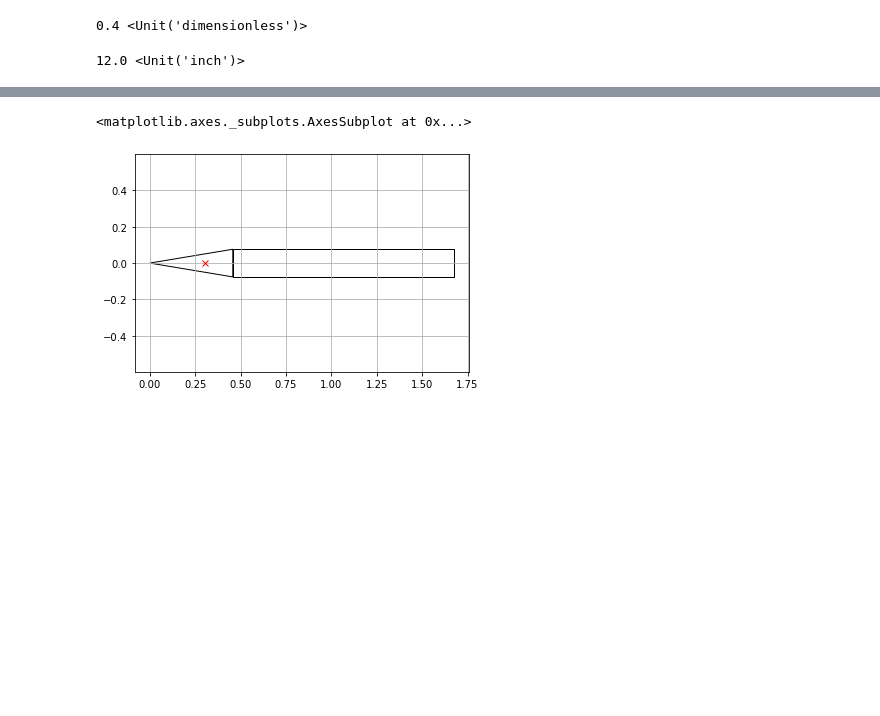
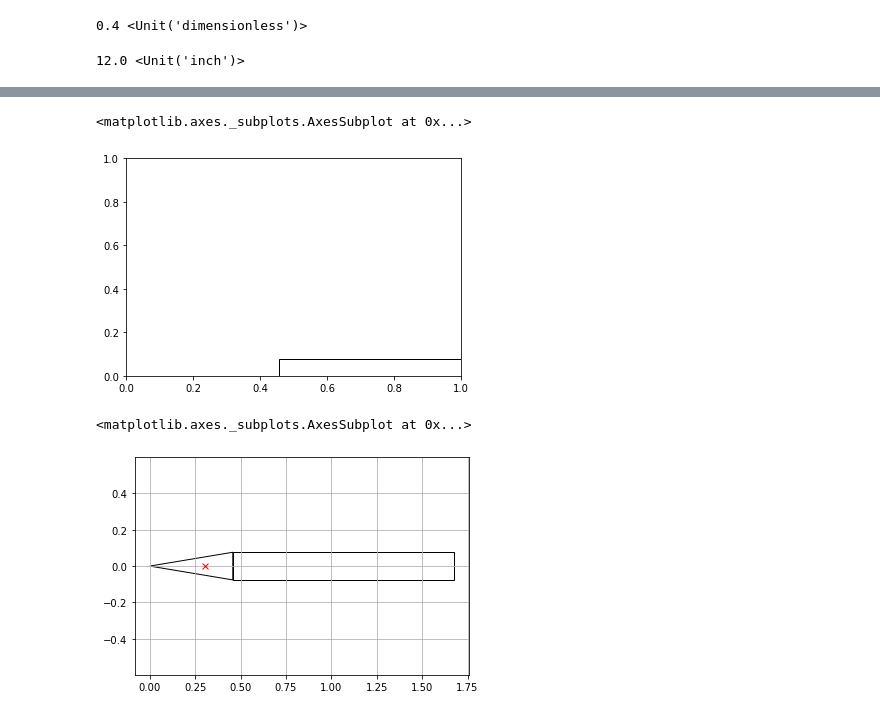
Before and after one commit to dev10110/rocketPy_development, a Jupyter notebook: rocketPy/rocket_generate.ipynb, the cells around one changed output, grey strips where cells are left out. Saved outputs shown, nothing was run; the diff lists cells and outputs as text; code cells hidden in the pictures; blank space fills up the shorter version.

```diff
--- a/rocketPy/rocket_generate.ipynb
+++ b/rocketPy/rocket_generate.ipynb
@@ -724,3 +725,8 @@ Body Tube: (D=6 inch, L=48 inch)
+# %%
+bt.plot()
+# %% [output]
+<matplotlib.axes._subplots.AxesSubplot at 0x...>
+[figure, added]
 # %%
 # plot the rocket so far
 r.plot()
```
Also changed, not shown: parts of 19 cells of this notebook, 2 other files.
